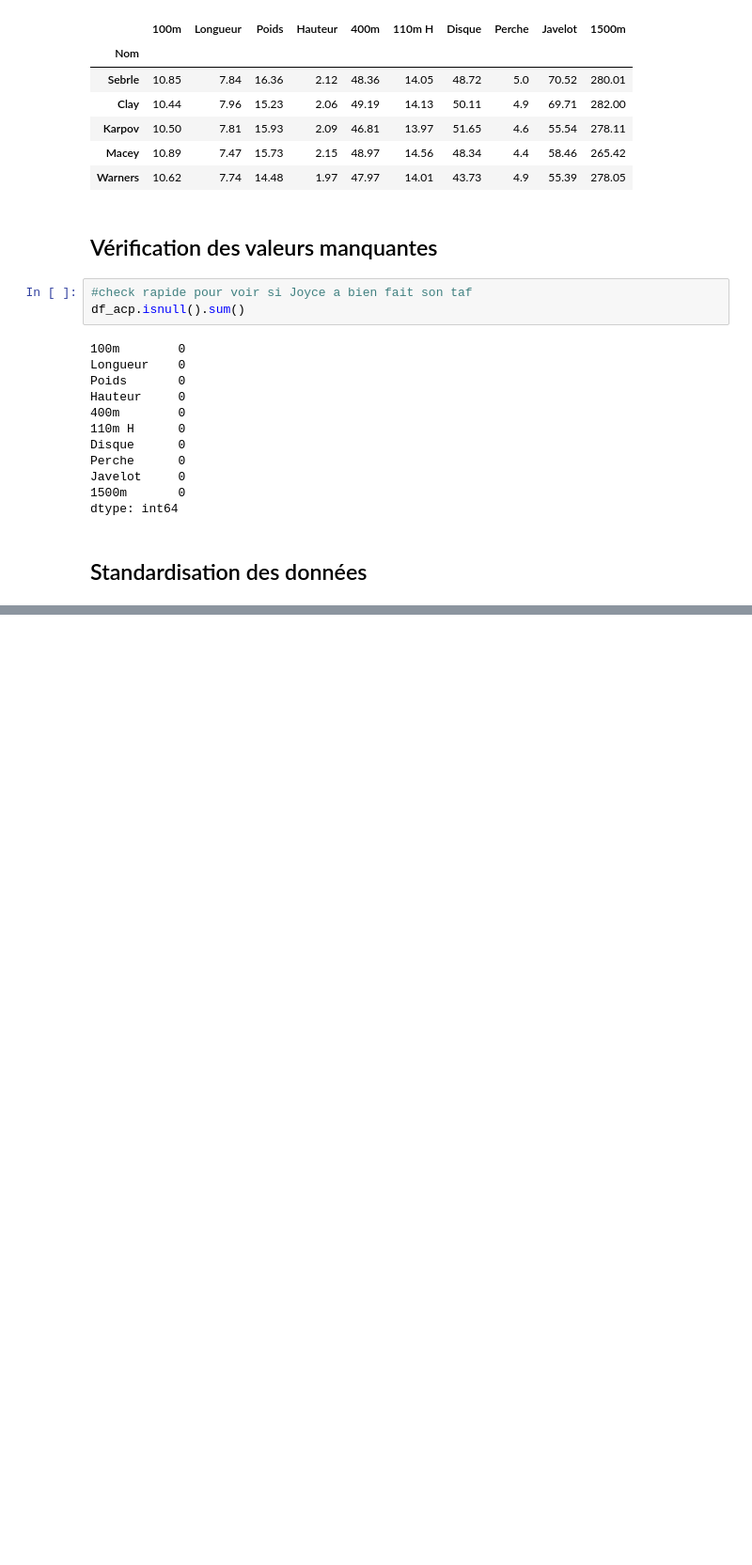
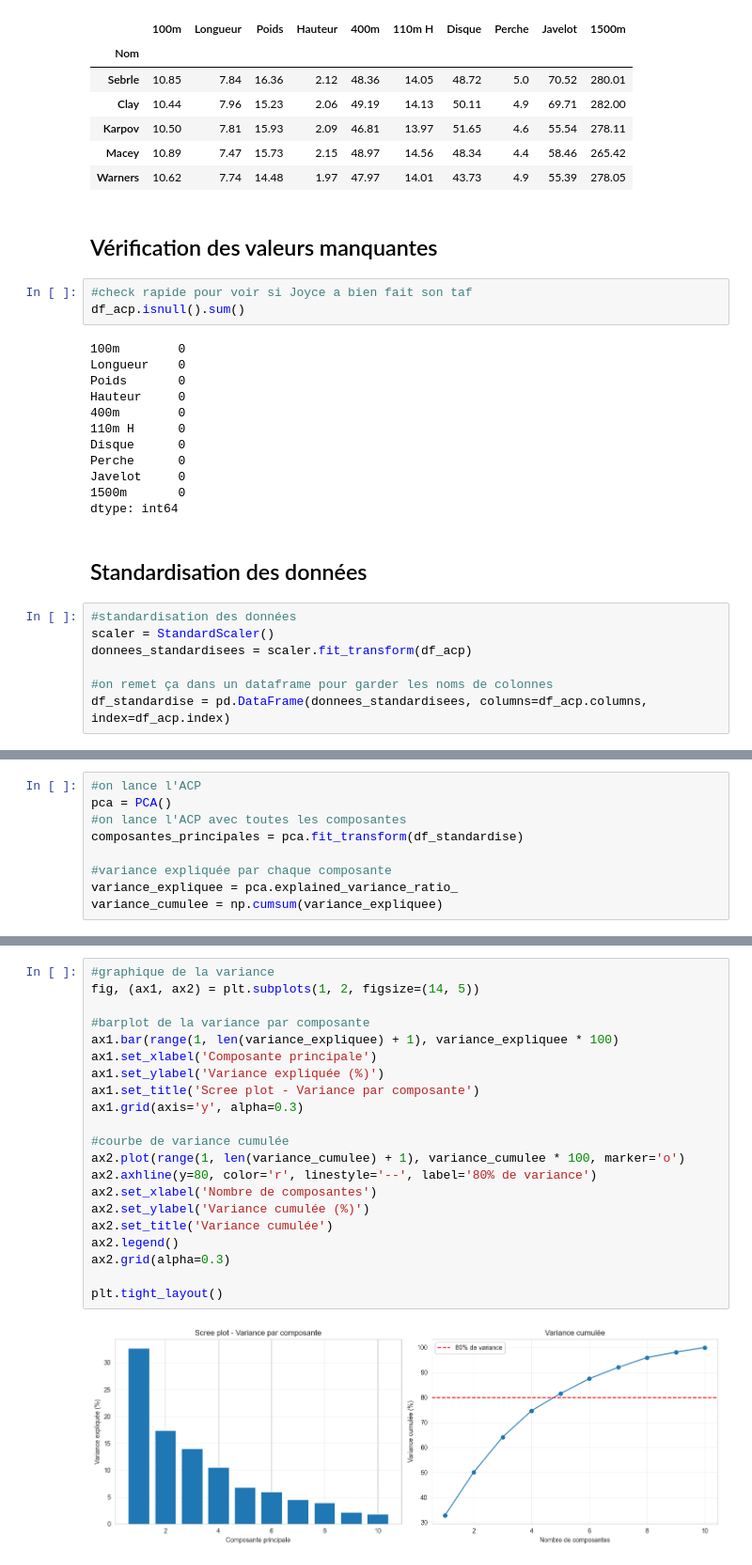
Before and after one commit to EndWriter/sport-profiles-acp, a Jupyter notebook: analyse_acp.ipynb, the cells around one changed output, grey strips where cells are left out. Shown: that part at 94% size. Drawn from its saved outputs; the diff is of its cells as text; blank space fills up the shorter version.

```diff
--- a/analyse_acp.ipynb
+++ b/analyse_acp.ipynb
@@ -109,3 +109,10 @@ Javelot     0
 dtype: int64
 # %% [markdown]
 ## Standardisation des données
+# %%
+#standardisation des données
+scaler = StandardScaler()
+donnees_standardisees = scaler.fit_transform(df_acp)
+
+#on remet ça dans un dataframe pour garder les noms de colonnes
+df_standardise = pd.DataFrame(donnees_standardisees, columns=df_acp.columns, index=df_acp.index)
@@ -111,0 +121,9 @@ dtype: int64
+# %%
+#on lance l'ACP
+pca = PCA()
+#on lance l'ACP avec toutes les composantes
+composantes_principales = pca.fit_transform(df_standardise)
+
+#variance expliquée par chaque composante
+variance_expliquee = pca.explained_variance_ratio_
+variance_cumulee = np.cumsum(variance_expliquee)
@@ -111,0 +152,23 @@ dtype: int64
+# %%
+#graphique de la variance
+fig, (ax1, ax2) = plt.subplots(1, 2, figsize=(14, 5))
+
+#barplot de la variance par composante
+ax1.bar(range(1, len(variance_expliquee) + 1), variance_expliquee * 100)
+ax1.set_xlabel('Composante principale')
+ax1.set_ylabel('Variance expliquée (%)')
+ax1.set_title('Scree plot - Variance par composante')
+ax1.grid(axis='y', alpha=0.3)
+
+#courbe de variance cumulée
+ax2.plot(range(1, len(variance_cumulee) + 1), variance_cumulee * 100, marker='o')
+ax2.axhline(y=80, color='r', linestyle='--', label='80% de variance')
+ax2.set_xlabel('Nombre de composantes')
+ax2.set_ylabel('Variance cumulée (%)')
+ax2.set_title('Variance cumulée')
+ax2.legend()
+ax2.grid(alpha=0.3)
+
+plt.tight_layout()
+# %% [output]
+[figure, added]
```
Also changed, not shown: parts of 10 cells of this notebook.
